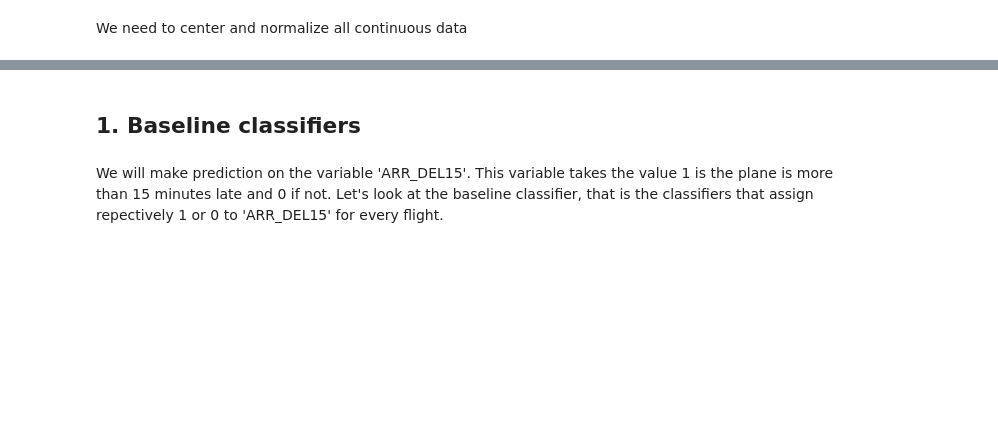
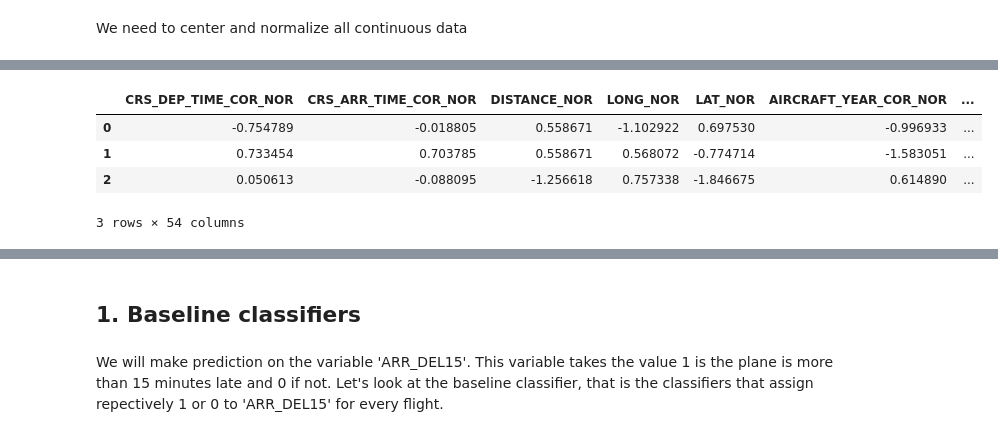
Before and after one commit to LeonhardFS/flightbbq, a Jupyter notebook: 04_PredictiveAnalytics.ipynb, the cells around one changed output, grey strips where cells are left out. Saved outputs shown, nothing was run; the diff lists cells and outputs as text; code cells hidden in the pictures; blank space fills up the shorter version.

```diff
--- a/04_PredictiveAnalytics.ipynb
+++ b/04_PredictiveAnalytics.ipynb
@@ -263,0 +308,5 @@ data2014.head(1)
+# %%
+encoded_list = ['UNIQUE_CARRIER', 'ORIGIN', 'DEST', 'AIRCRAFT_MFR', 'MONTH','DAY']
+# %%
+%%time
+finalData = pd.get_dummies(dataRes, columns=encoded_list)
@@ -263,0 +315,8 @@ data2014.head(1)
+# %%
+finalData.head(3)
+# %% [output]
+|  | CRS_DEP_TIME_COR_NOR | CRS_ARR_TIME_COR_NOR | DISTANCE_NOR | LONG_NOR | LAT_NOR | AIRCRAFT_YEAR_COR_NOR | ... |
+| 0 | -0.754789 | -0.018805 | 0.558671 | -1.102922 | 0.697530 | -0.996933 | ... |
+| 1 | 0.733454 | 0.703785 | 0.558671 | 0.568072 | -0.774714 | -1.583051 | ... |
+| 2 | 0.050613 | -0.088095 | -1.256618 | 0.757338 | -1.846675 | 0.614890 | ... |
+3 rows × 54 columns
```
Also changed, not shown: parts of 57 cells of this notebook.
